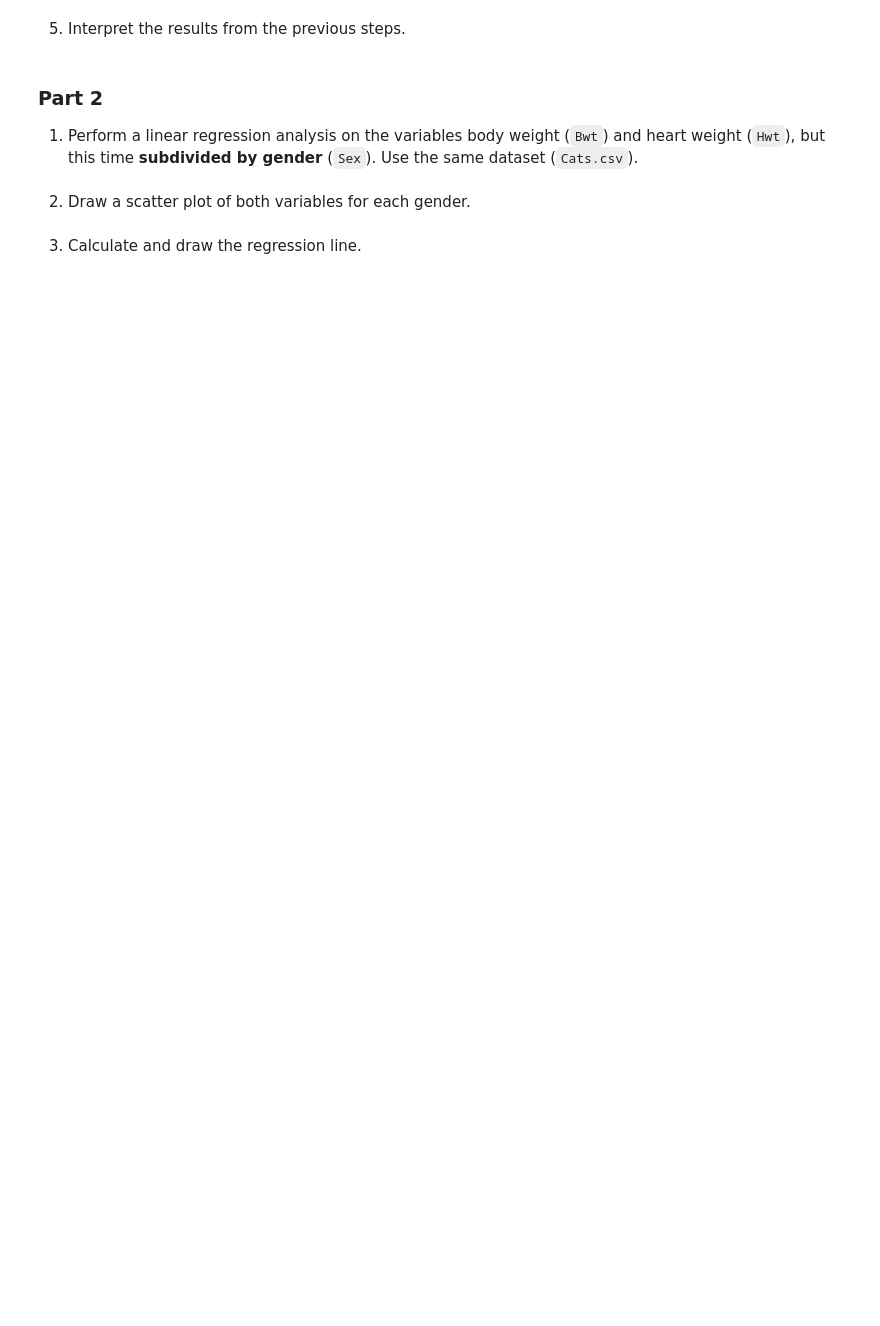
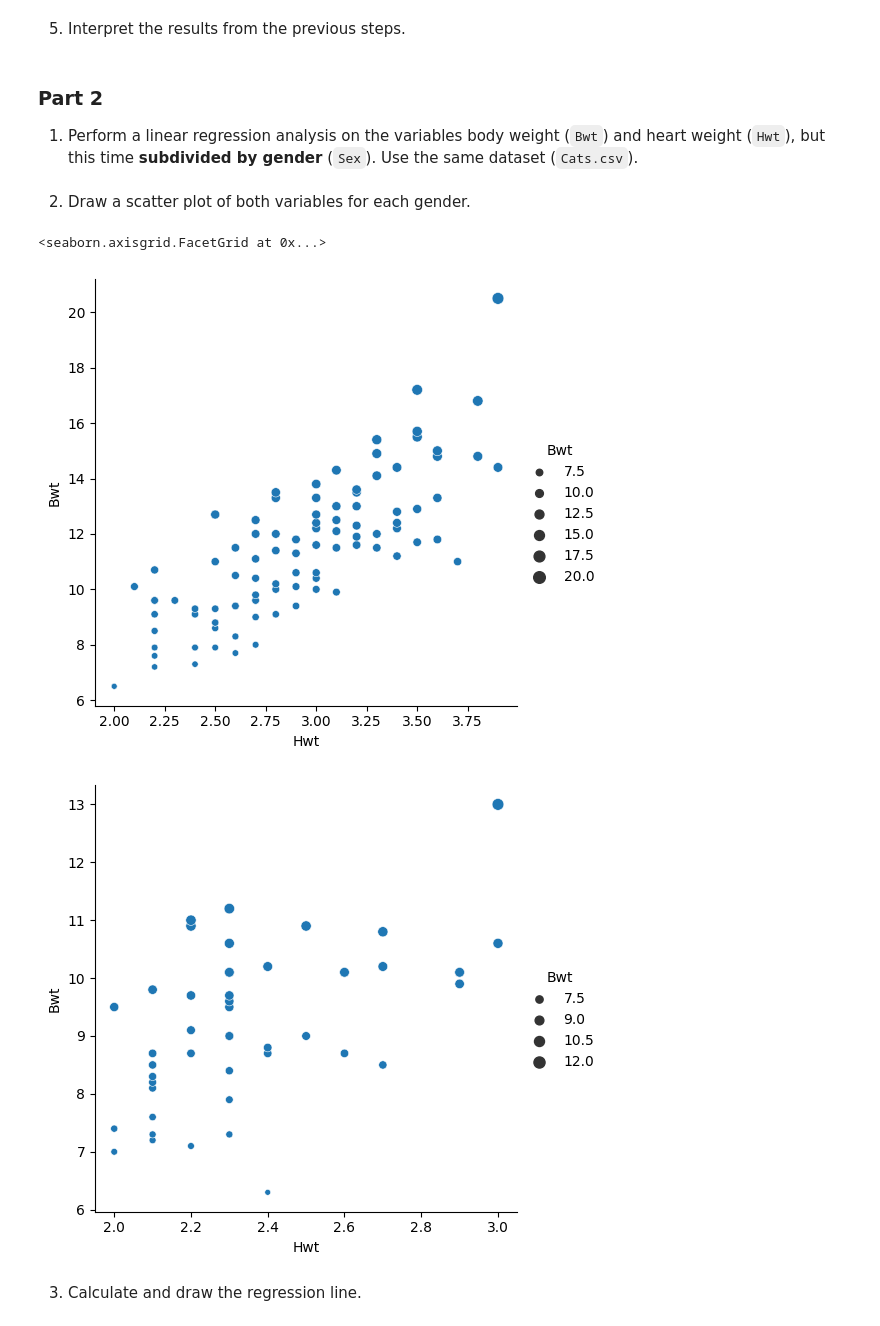
Before and after one commit to lrobyns/dsai-labs, a Jupyter notebook: 6-regression-analyis/labs_regression_analysis.ipynb, the cells around one changed output. Drawn from its saved outputs; the diff is of its cells as text; code cells hidden in the pictures; blank space fills up the shorter version.

```diff
--- a/6-regression-analyis/labs_regression_analysis.ipynb
+++ b/6-regression-analyis/labs_regression_analysis.ipynb
@@ -48,7 +89,20 @@ cats.head()
 cats = pd.read_csv('https://raw.githubusercontent.com/HoGentTIN/dsai-labs/main/data/Cats.csv')
 # Show the first few records of the Data Frame
 cats.head()
+cats_male = cats[cats.Sex == 'M']
+cats_female = cats[cats.Sex == 'F']
 # %% [markdown]
 2. Draw a scatter plot of both variables for each gender.
+# %%
+sns.relplot(data=cats_male,
+            x='Hwt', y='Bwt'
+            ,size='Bwt')
+sns.relplot(data=cats_female,
+            x='Hwt', y='Bwt'
+            ,size='Bwt')
+# %% [output]
+<seaborn.axisgrid.FacetGrid at 0x...>
+[figure, added]
+[figure, added]
 # %% [markdown]
 3. Calculate and draw the regression line.
```
Also changed, not shown: parts of 8 cells of this notebook, 1 other file.
